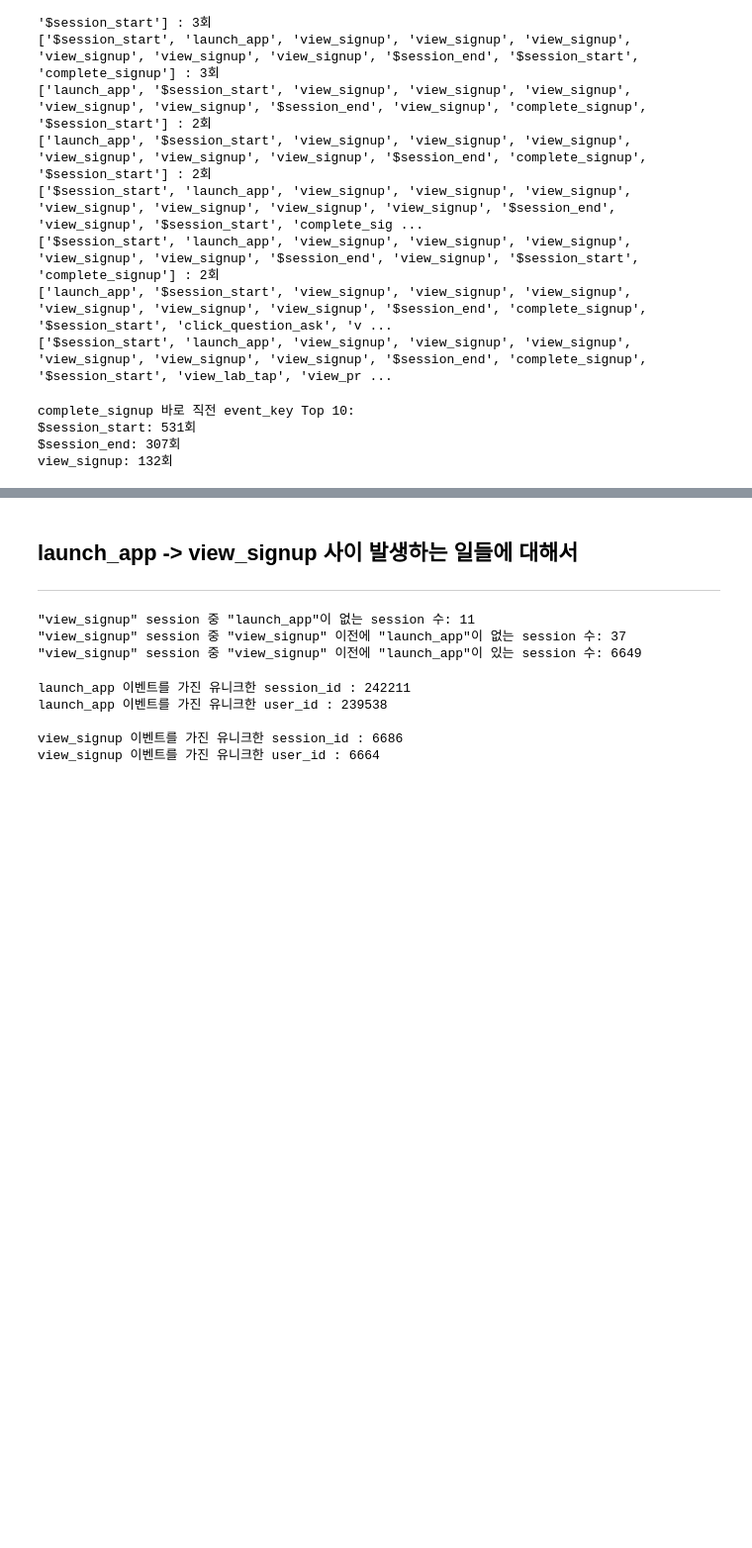
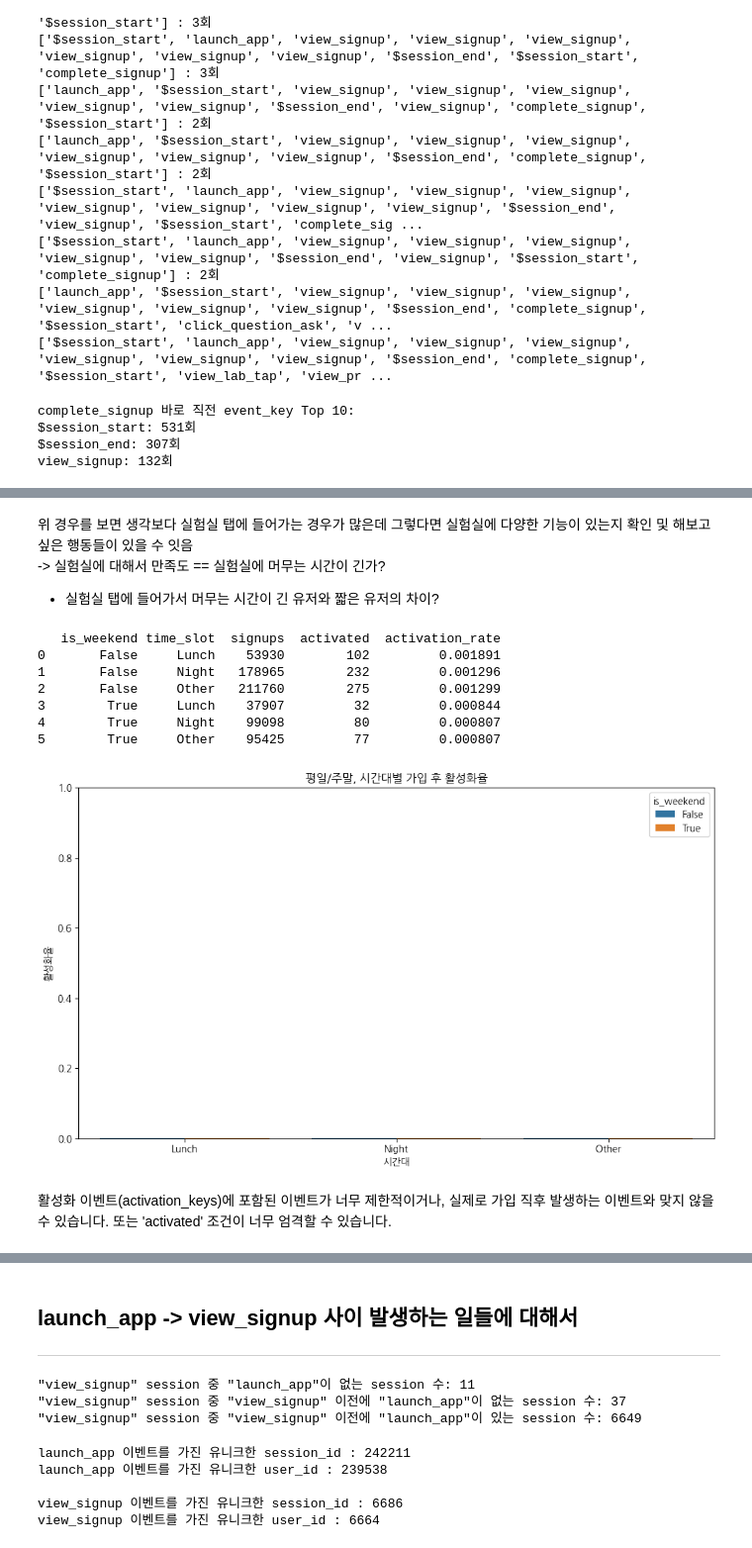
Before and after one commit to seung127/codeit_project, a Jupyter notebook: codeit-project-docker/notebooks/search_for_acquisition.ipynb, the cells around one changed output, grey strips where cells are left out. Shown at 99% size. Drawn from its saved outputs; the diff is of its cells as text; code cells hidden in the pictures; blank space fills up the shorter version.

```diff
--- a/codeit-project-docker/notebooks/search_for_acquisition.ipynb
+++ b/codeit-project-docker/notebooks/search_for_acquisition.ipynb
@@ -844,0 +1193,70 @@ view_signup: 132회
+# %% [markdown]
+위 경우를 보면 생각보다 실험실 탭에 들어가는 경우가 많은데 그렇다면 실험실에 다양한 기능이 있는지 확인 및 해보고 싶은 행동들이 있을 수 잇음
+-> 실험실에 대해서 만족도 == 실험실에 머무는 시간이 긴가?
+- 실험실 탭에 들어가서 머무는 시간이 긴 유저와 짧은 유저의 차이?
+# %%
+# 평일/주말, 시간대별 가입자 수 및 이후 활성화율(예: 첫 활성화 이벤트 발생 비율) 비교
+
+# 1. 가입자 데이터에서 요일/시간대 컬럼 생성
+accounts_user['weekday'] = accounts_user['created_at_plus_9'].dt.day_name()
+accounts_user['hour'] = accounts_user['created_at_plus_9'].dt.hour
+
+# 평일/주말 구분
+accounts_user['is_weekend'] = accounts_user['weekday'].isin(['Saturday', 'Sunday'])
+
+# 시간대 구분 (예: 밤(21~6), 점심(11~14), 기타)
+def time_slot(hour):
+    if 21 <= hour or hour < 6:
+        return 'Night'
+    elif 11 <= hour < 15:
+        return 'Lunch'
+    else:
+        return 'Other'
+accounts_user['time_slot'] = accounts_user['hour'].apply(time_slot)
+
+# 2. 가입자별 첫 활성화(Activation) 이벤트 발생 여부 집계
+activation_keys = ['view_lab_tap', 'click_bottom_navigation_questions', 'click_bottom_navigation_timeline'
+                   ,'view_timeline_tap', 'click_bottom_navigation_profile', 'click_bottom_navigation_lab'
+                   , 'skip_question', 'click_question_start', 'view_profile_tap','click_question_ask']
+
+# 가입자 user_id별로 첫 활성화 이벤트 발생 여부
+activation_df = signup_users_all_events[signup_users_all_events['event_key'].isin(activation_keys)]
+activated_users = activation_df['user_id'].unique()
+accounts_user['activated'] = accounts_user['id'].astype(str).isin(activated_users)
+
+# 3. 평일/주말, 시간대별 가입자 수 및 활성화율 집계
+summary = (
+    accounts_user
+    .groupby(['is_weekend', 'time_slot'])
+    .agg(signups=('id', 'count'), activated=('activated', 'sum'))
+    .reset_index()
+)
+summary['activation_rate'] = summary['activated'] / summary['signups']
+
+print(summary)
+
+# 4. 시각화
+plt.figure(figsize=(10, 6))
+sns.barplot(
+    data=summary,
+    x='time_slot',
+    y='activation_rate',
+    hue='is_weekend'
+)
+plt.title('평일/주말, 시간대별 가입 후 활성화율')
+plt.ylabel('활성화율')
+plt.xlabel('시간대')
+plt.ylim(0, 1)
+plt.tight_layout()
+plt.show()
+# %% [output]
+   is_weekend time_slot  signups  activated  activation_rate
+0       False     Lunch    53930        102         0.001891
+1       False     Night   178965        232         0.001296
+2       False     Other   211760        275         0.001299
+3        True     Lunch    37907         32         0.000844
+4        True     Night    99098         80         0.000807
+5        True     Other    95425         77         0.000807
+[figure, added]
+# %% [markdown]
+활성화 이벤트(activation_keys)에 포함된 이벤트가 너무 제한적이거나, 실제로 가입 직후 발생하는 이벤트와 맞지 않을 수 있습니다. 또는 'activated' 조건이 너무 엄격할 수 있습니다.
```
Also changed, not shown: parts of 19 cells of this notebook, 1 other file.
